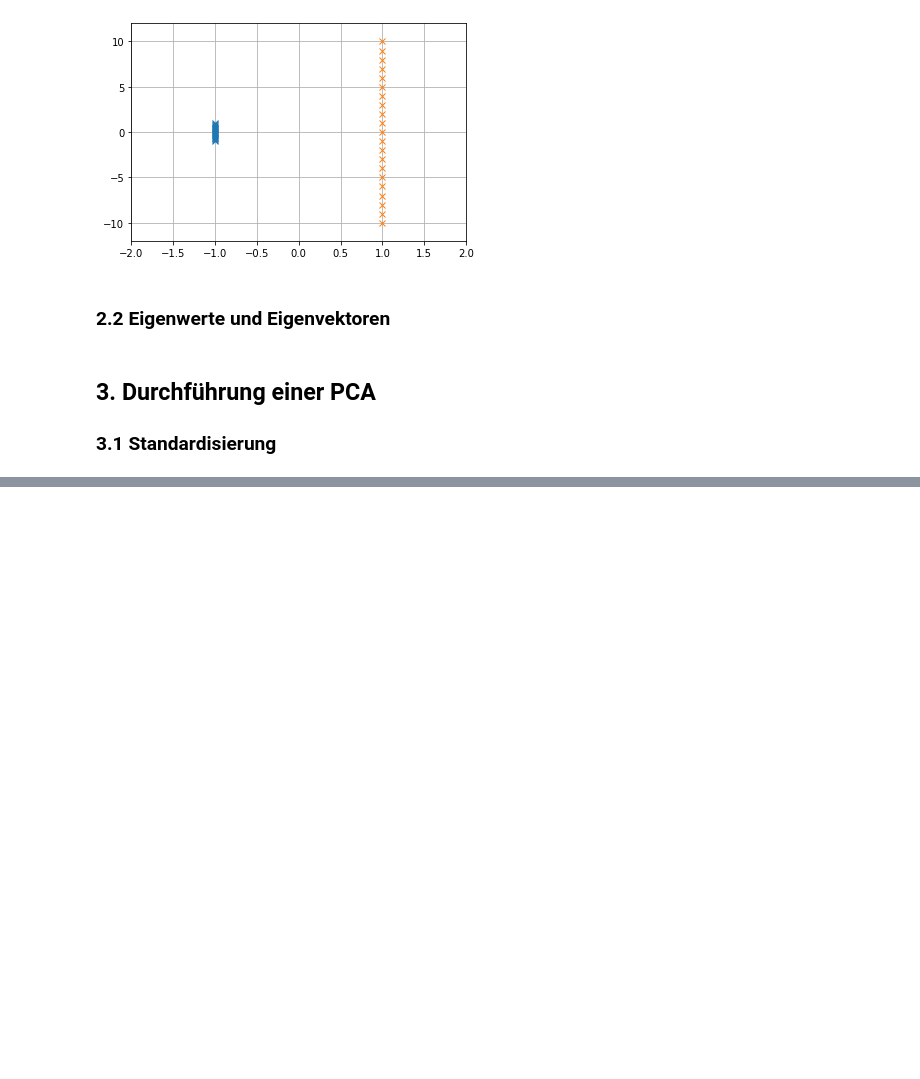
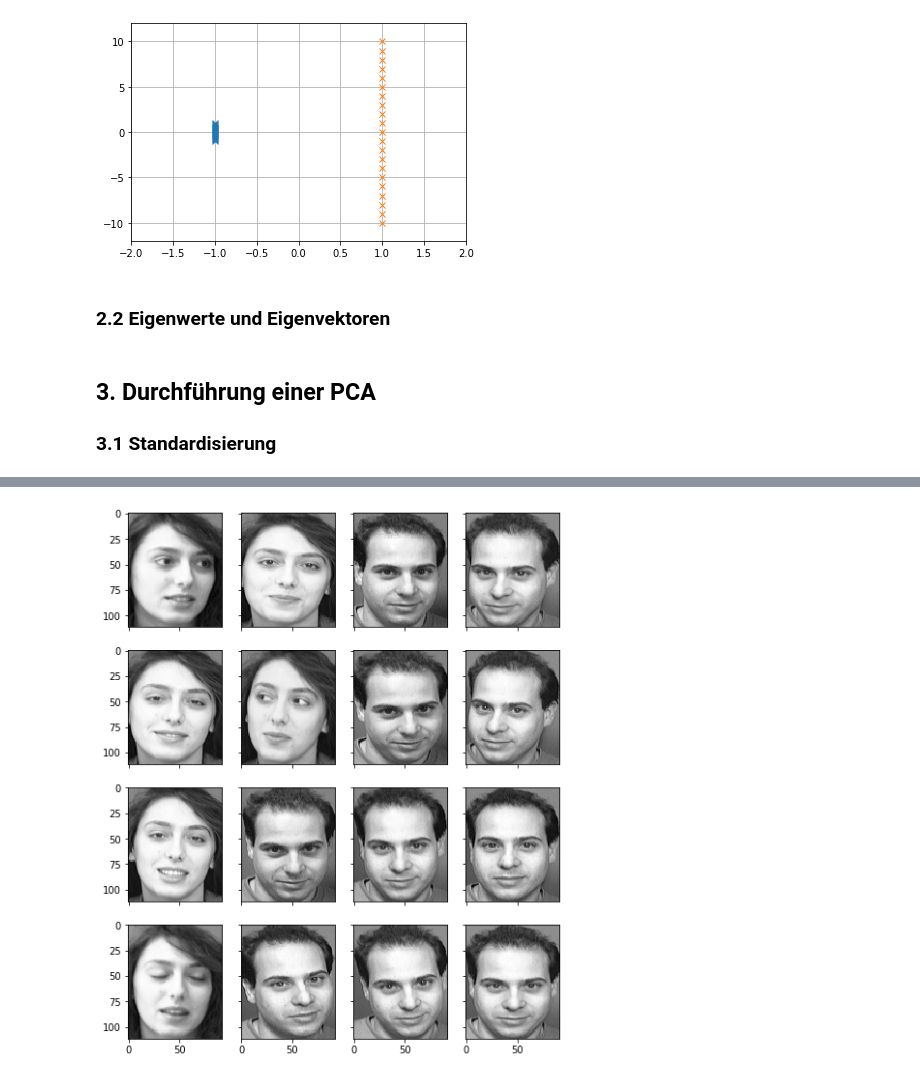
Before and after one commit to MoritzMSP/DHBW_AML, a Jupyter notebook: PCA.ipynb, the cells around one changed output, grey strips where cells are left out. Saved outputs shown, nothing was run; the diff lists cells and outputs as text; code cells hidden in the pictures; blank space fills up the shorter version.

```diff
--- a/PCA.ipynb
+++ b/PCA.ipynb
@@ -50,0 +111,93 @@ plt.show()
+# %%
+import zipfile
+import cv2
+import numpy as np
+import matplotlib.pyplot as plt
+from sklearn.decomposition import PCA
+
+# Read face image from zip file on the fly
+faces = {}
+with zipfile.ZipFile("C:/Users/num4abt/Downloads/archive1.zip") as facezip:
+    for filename in facezip.namelist():
+        if not filename.endswith(".pgm"):
+            continue # not a face picture
+        with facezip.open(filename) as image:
+            # If we extracted files from zip, we can use cv2.imread(filename) instead
+            faces[filename] = cv2.imdecode(np.frombuffer(image.read(), np.uint8), cv2.IMREAD_GRAYSCALE)
+
+# Show sample faces using matplotlib
+fig, axes = plt.subplots(4,4,sharex=True,sharey=True,figsize=(8,10))
+faceimages = list(faces.values())[-16:] # take last 16 images
+for i in range(16):
+    axes[i%4][i//4].imshow(faceimages[i], cmap="gray")
+print("Showing sample faces")
+plt.show()
+
+# Print some details
+faceshape = list(faces.values())[0].shape
+print("Face image shape:", faceshape)
+
+classes = set(filename.split("/")[0] for filename in faces.keys())
+print("Number of classes:", len(classes))
+print("Number of images:", len(faces))
+
+# Take classes 1-39 for eigenfaces, keep entire class 40 and
+# image 10 of class 39 as out-of-sample test
+facematrix = []
+facelabel = []
+for key,val in faces.items():
+    if key.startswith("s40/"):
+        continue # this is our test set
+    if key == "s39/10.pgm":
+        continue # this is our test set
+    facematrix.append(val.flatten())
+    facelabel.append(key.split("/")[0])
+
+# Create a NxM matrix with N images and M pixels per image
+facematrix = np.array(facematrix)
+
+# Apply PCA and take first K principal components as eigenfaces
+pca = PCA().fit(facematrix)
+
+n_components = 50
+eigenfaces = pca.components_[:n_components]
+
+# Show the first 16 eigenfaces
+#fig, axes = plt.subplots(4,4,sharex=True,sharey=True,figsize=(8,10))
+#for i in range(16):
+#    axes[i%4][i//4].imshow(eigenfaces[i].reshape(faceshape), cmap="gray")
+#print("Showing the eigenfaces")
+#plt.show()
+
+# Generate weights as a KxN matrix where K is the number of eigenfaces and N the number of samples
+weights = eigenfaces @ (facematrix - pca.mean_).T
+print("Shape of the weight matrix:", weights.shape)
+
+# Test on out-of-sample image of existing class
+query = faces["s39/10.pgm"].reshape(1,-1)
+query_weight = eigenfaces @ (query - pca.mean_).T
+euclidean_distance = np.linalg.norm(weights - query_weight, axis=0)
+best_match = np.argmin(euclidean_distance)
+print("Best match %s with Euclidean distance %f" % (facelabel[best_match], euclidean_distance[best_match]))
+# Visualize
+fig, axes = plt.subplots(1,2,sharex=True,sharey=True,figsize=(8,6))
+axes[0].imshow(query.reshape(faceshape), cmap="gray")
+axes[0].set_title("Query")
+axes[1].imshow(facematrix[best_match].reshape(faceshape), cmap="gray")
+axes[1].set_title("Best match")
+plt.show()
+
+# Test on out-of-sample image of new class
+query = faces["s40/1.pgm"].reshape(1,-1)
+query_weight = eigenfaces @ (query - pca.mean_).T
+euclidean_distance = np.linalg.norm(weights - query_weight, axis=0)
+best_match = np.argmin(euclidean_distance)
+print("Best match %s with Euclidean distance %f" % (facelabel[best_match], euclidean_distance[best_match]))
+# Visualize
+fig, axes = plt.subplots(1,2,sharex=True,sharey=True,figsize=(8,6))
+axes[0].imshow(query.reshape(faceshape), cmap="gray")
+axes[0].set_title("Query")
+axes[1].imshow(facematrix[best_match].reshape(faceshape), cmap="gray")
+axes[1].set_title("Best match")
+plt.show()
+# %% [output]
@@ -50,0 +205 @@ plt.show()
+[figure, added]
```
Also changed, not shown: parts of 18 cells of this notebook.
